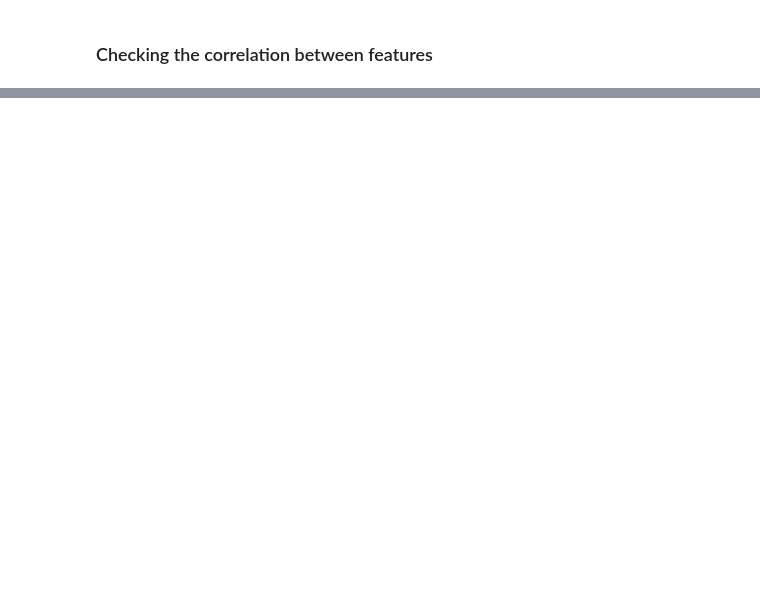
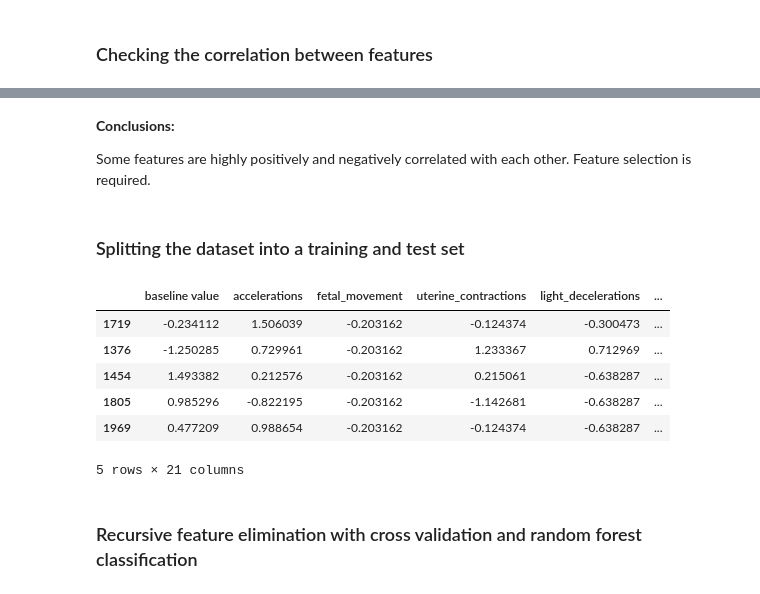
Before and after one commit to AdrianGuzniczak/kaggle-notebooks, a Jupyter notebook: Fetal Health Classification/Fetal health classification models.ipynb, the cells around one changed output, grey strips where cells are left out. Saved outputs shown, nothing was run; the diff lists cells and outputs as text; code cells hidden in the pictures; blank space fills up the shorter version.

Commit message:
feature selection

```diff
--- a/Fetal Health Classification/Fetal health classification models.ipynb
+++ b/Fetal Health Classification/Fetal health classification models.ipynb
@@ -93,0 +96,7 @@ plt.show()
+# %% [markdown]
+**Conclusions:**
+
+Some features are highly positively and negatively correlated with each other.
+Feature selection is required.
+# %% [markdown]
+### Splitting the dataset into a training and test set
@@ -93,0 +110,12 @@ plt.show()
+# %%
+X_train.head()
+# %% [output]
+|  | baseline value | accelerations | fetal_movement | uterine_contractions | light_decelerations | ... |
+| 1719 | -0.234112 | 1.506039 | -0.203162 | -0.124374 | -0.300473 | ... |
+| 1376 | -1.250285 | 0.729961 | -0.203162 | 1.233367 | 0.712969 | ... |
+| 1454 | 1.493382 | 0.212576 | -0.203162 | 0.215061 | -0.638287 | ... |
+| 1805 | 0.985296 | -0.822195 | -0.203162 | -1.142681 | -0.638287 | ... |
+| 1969 | 0.477209 | 0.988654 | -0.203162 | -0.124374 | -0.638287 | ... |
+5 rows × 21 columns
+# %% [markdown]
+### Recursive feature elimination with cross validation and random forest classification
```
Also changed, not shown: parts of 9 cells of this notebook.
